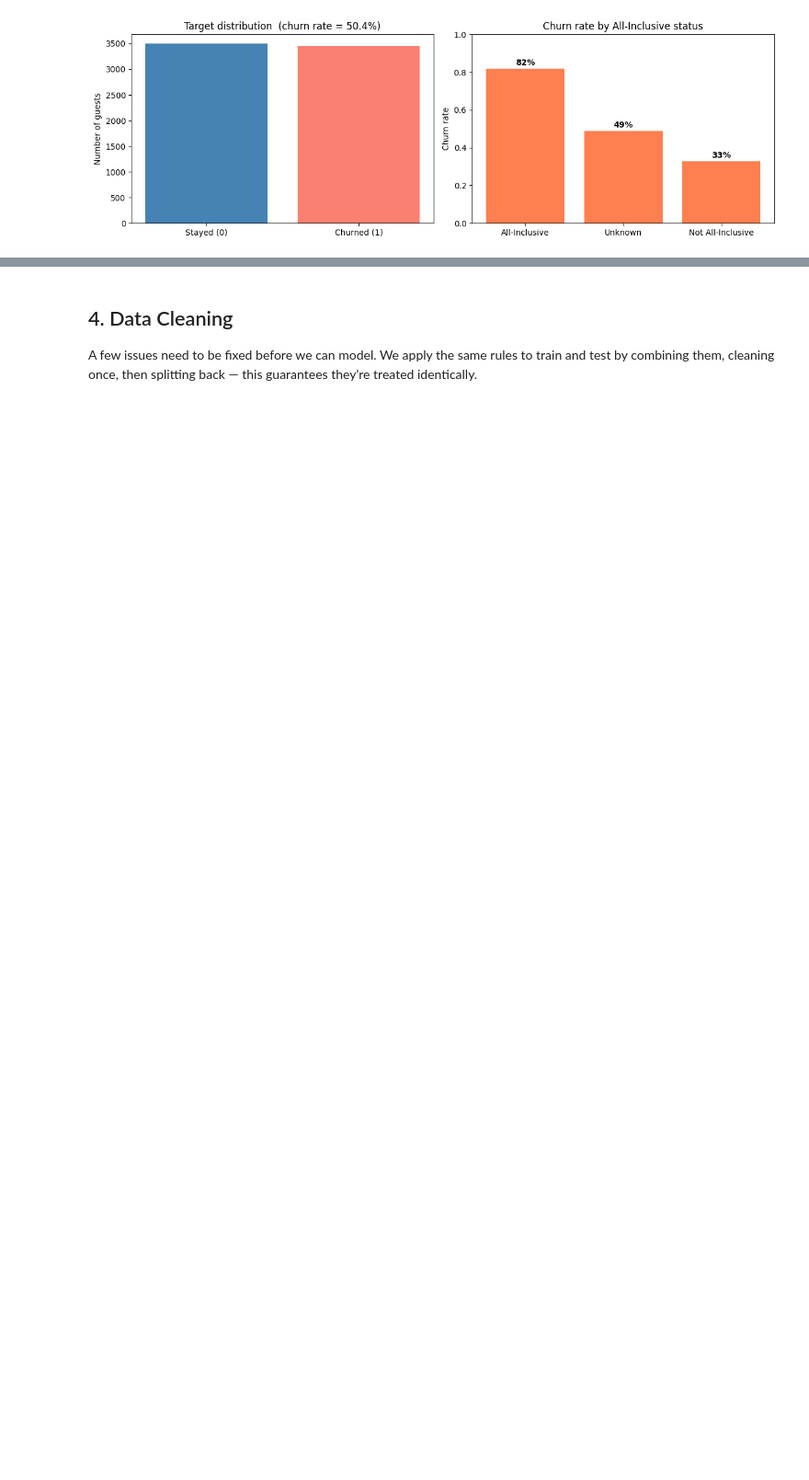
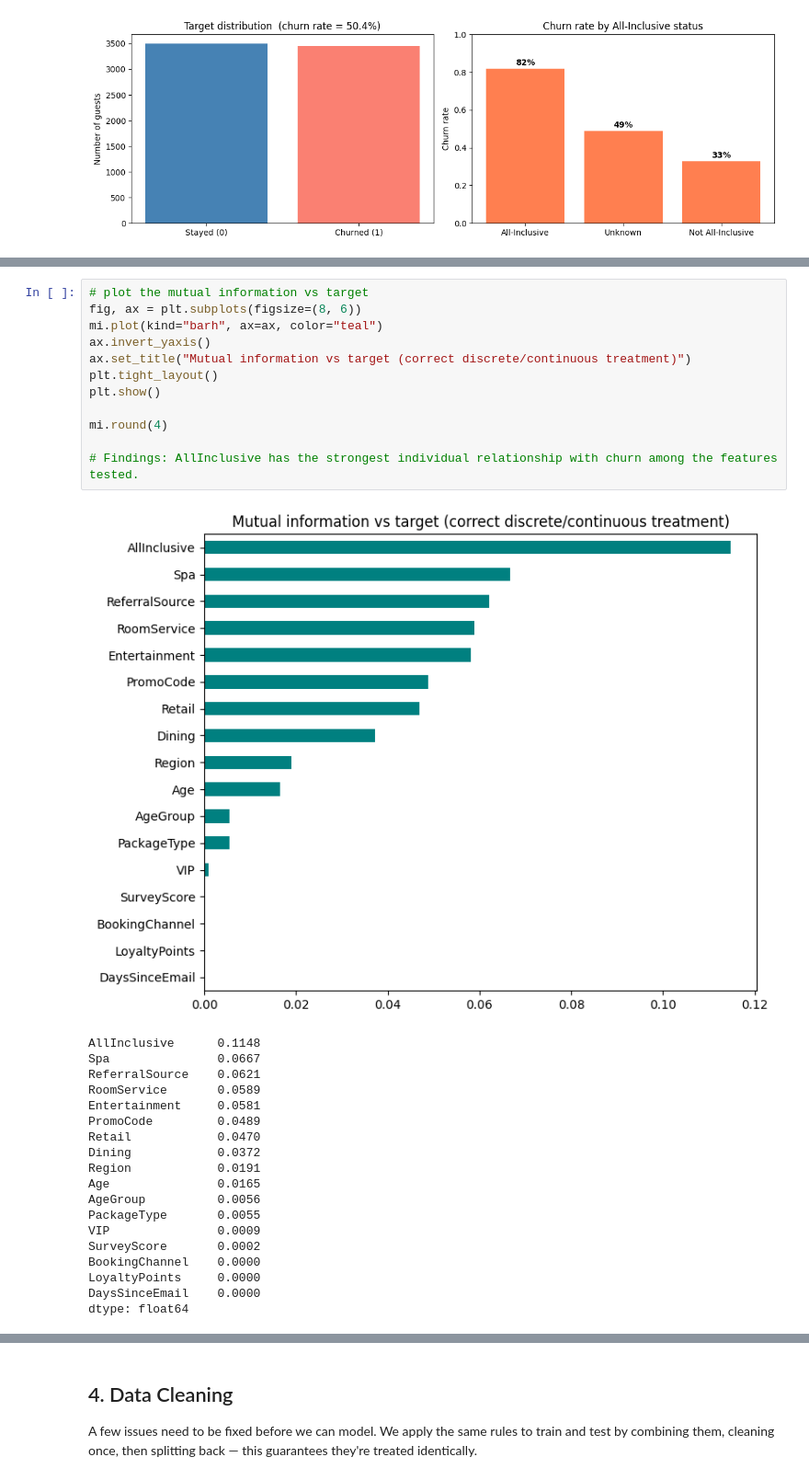
Before and after one commit to diephan1/resort_v1, a Jupyter notebook: resort_pipeline.ipynb, the cells around one changed output, grey strips where cells are left out. Shown at 92% size. Drawn from its saved outputs; the diff is of its cells as text; blank space fills up the shorter version.

```diff
--- a/resort_pipeline.ipynb
+++ b/resort_pipeline.ipynb
@@ -142,0 +436,32 @@ plt.show()
+# %%
+# plot the mutual information vs target
+fig, ax = plt.subplots(figsize=(8, 6))
+mi.plot(kind="barh", ax=ax, color="teal")
+ax.invert_yaxis()
+ax.set_title("Mutual information vs target (correct discrete/continuous treatment)")
+plt.tight_layout()
+plt.show()
+
+mi.round(4)
+
+# Findings: AllInclusive has the strongest individual relationship with churn among the features tested.
+# %% [output]
+[figure, added]
+AllInclusive      0.1148
+Spa               0.0667
+ReferralSource    0.0621
+RoomService       0.0589
+Entertainment     0.0581
+PromoCode         0.0489
+Retail            0.0470
+Dining            0.0372
+Region            0.0191
+Age               0.0165
+AgeGroup          0.0056
+PackageType       0.0055
+VIP               0.0009
+SurveyScore       0.0002
+BookingChannel    0.0000
+LoyaltyPoints     0.0000
+DaysSinceEmail    0.0000
+dtype: float64
```
Also changed, not shown: parts of 39 cells of this notebook, 5 other files.
